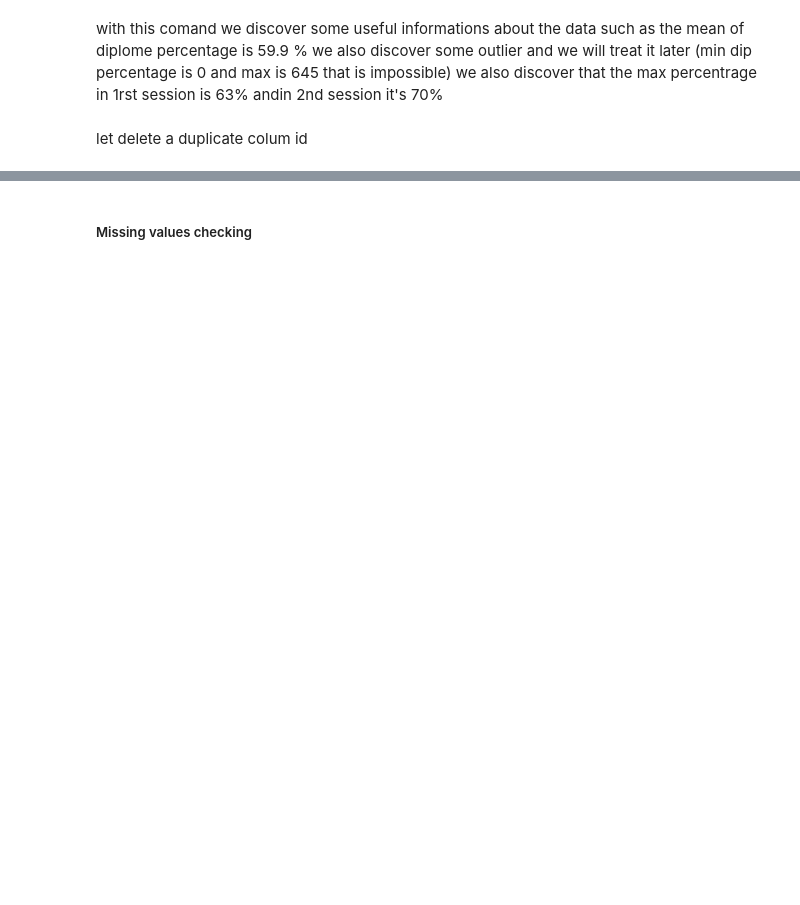
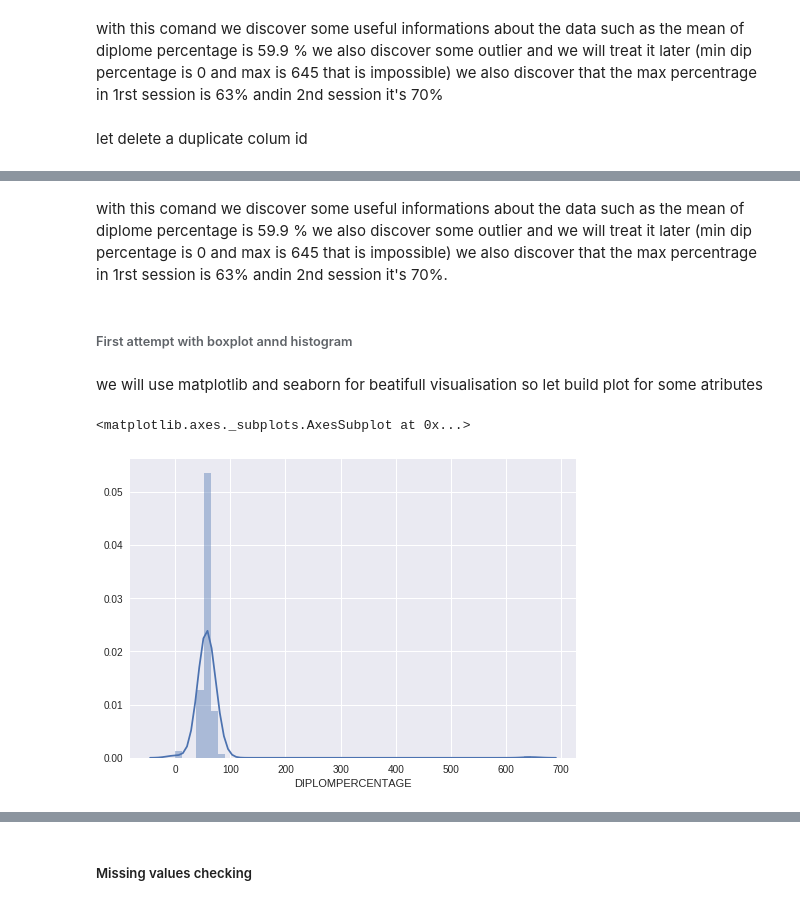
Before and after one commit to espoirMur/Student-Grade-Predictor, a Jupyter notebook: DataExploration and Preparatipn.ipynb, the cells around one changed output, grey strips where cells are left out. Cells and saved outputs as stored; diff of their text form; code cells hidden in the pictures; blank space fills up the shorter version.

Commit message:
data exploration on medecine data set almost finished for univariate analysid of continuous data remind just to visualise the type of distribution

```diff
--- a/DataExploration and Preparatipn.ipynb
+++ b/DataExploration and Preparatipn.ipynb
@@ -223,0 +191,2 @@ DatasetSMF
+# %%
+DatasetSMFCont=DatasetSMF.select_dtypes(include=[np.number])
@@ -223,0 +229,17 @@ DatasetSMF
+# %% [markdown]
+with this comand we discover some useful informations about the data such as the mean of diplome percentage is 59.9 % we also discover some outlier and we will treat it later (min dip percentage is 0 and max is 645 that is impossible) we also discover that the max percentrage in 1rst session is 63% andin 2nd session it's 70%.
+# %% [markdown]
+###### First attempt with boxplot annd histogram
+# %% [markdown]
+we will use matplotlib and seaborn for beatifull visualisation so let build plot for some atributes
+# %%
+%matplotlib inline
+#only in a Jupyter notebook
+import matplotlib.pyplot as plt
+import seaborn as sns #for beatiful visualisations
+sns.set(color_codes=True)
+# %%
+sns.distplot(DatasetSMFCont.DIPLOMPERCENTAGE)
+# %% [output]
+<matplotlib.axes._subplots.AxesSubplot at 0x...>
+[figure, added]
```
Also changed, not shown: parts of 71 cells of this notebook.
